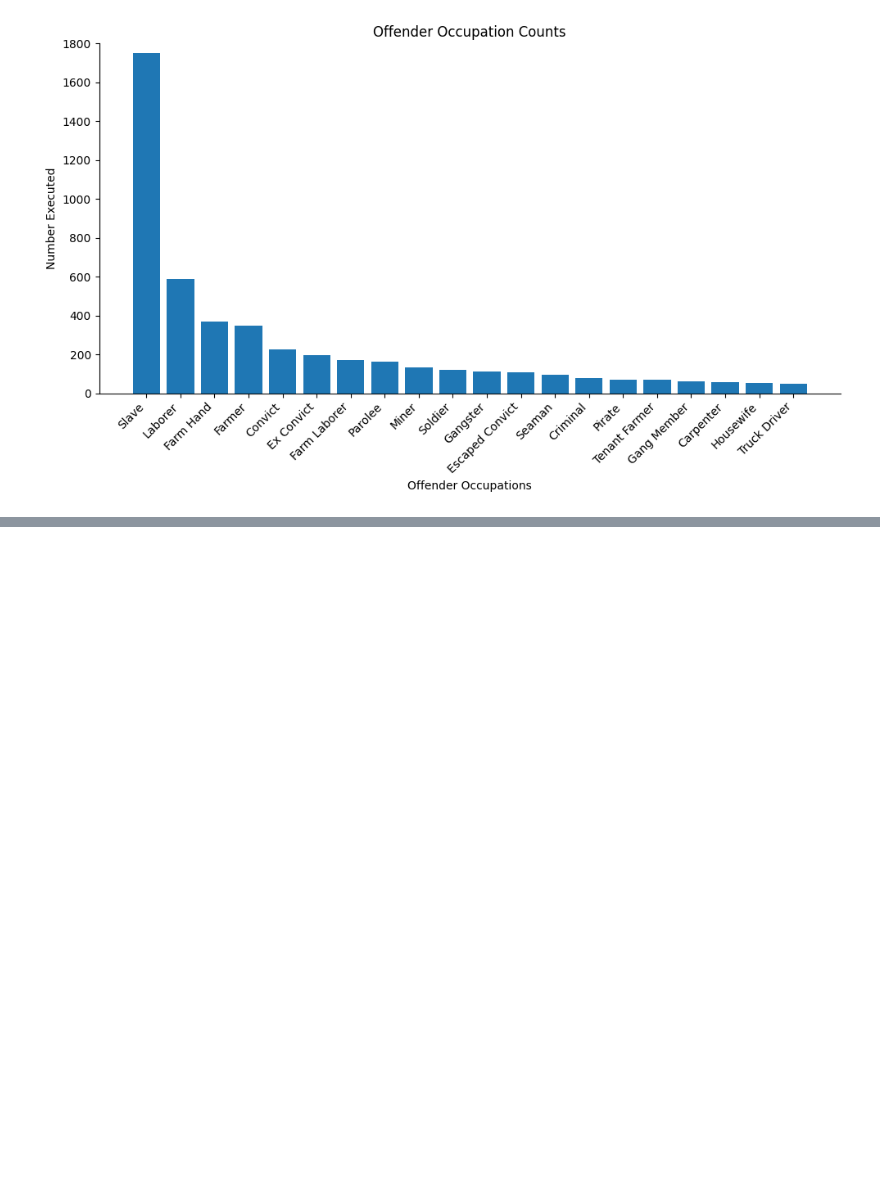
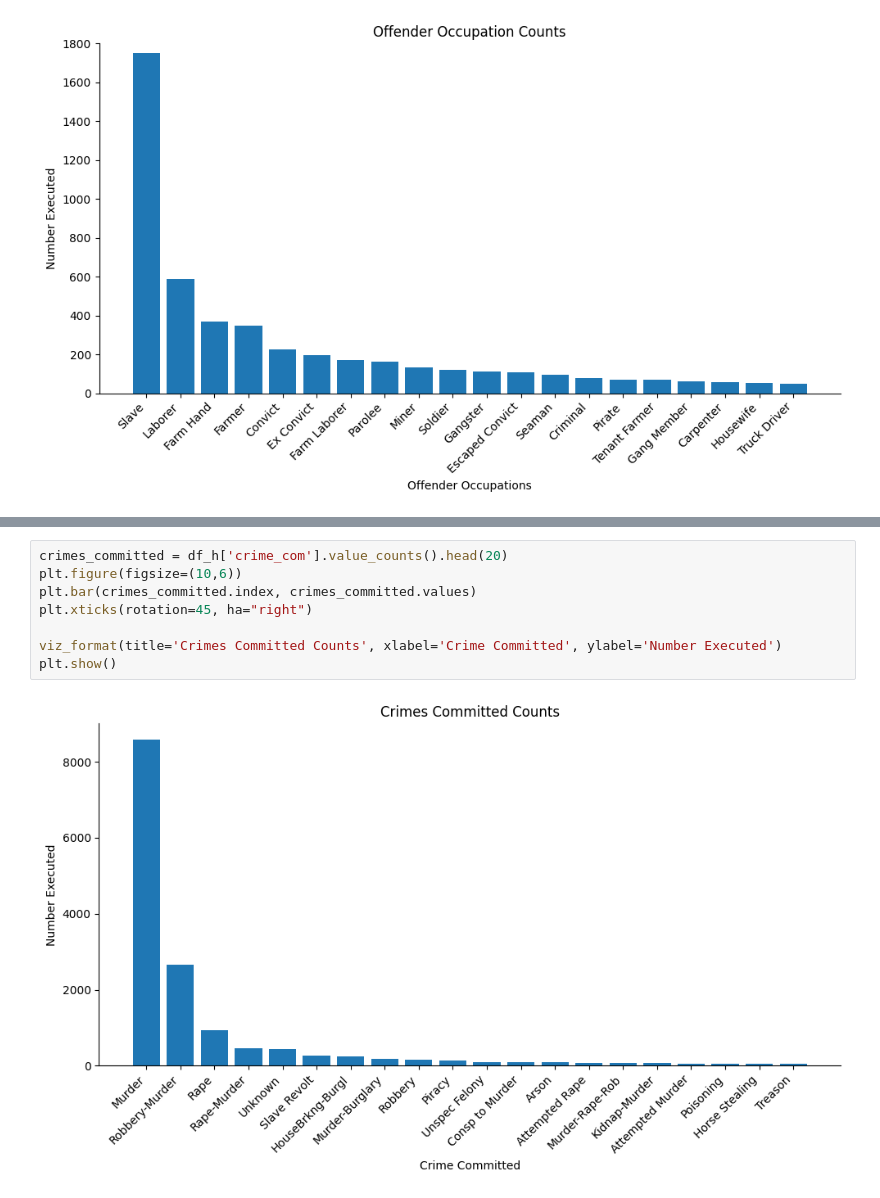
Before and after one commit to max-reevage/us-execution-trends-exploration, a Jupyter notebook: notebooks/combined_execution_data.ipynb, the cells around one changed output, grey strips where cells are left out. Saved outputs shown, nothing was run; the diff lists cells and outputs as text; blank space fills up the shorter version.

```diff
--- a/notebooks/combined_execution_data.ipynb
+++ b/notebooks/combined_execution_data.ipynb
@@ -631,3 +704,13 @@ viz_format(title='Offender Occupation Trends Over Time', xlabel='Year', ylabel='
 plt.show()
 # %% [output]
 [figure]
+# %%
+crimes_committed = df_h['crime_com'].value_counts().head(20)
+plt.figure(figsize=(10,6))
+plt.bar(crimes_committed.index, crimes_committed.values)
+plt.xticks(rotation=45, ha="right")
+
+viz_format(title='Crimes Committed Counts', xlabel='Crime Committed', ylabel='Number Executed')
+plt.show()
+# %% [output]
+[figure, added]
```
Also changed, not shown: parts of 14 cells of this notebook, 13 other files.
